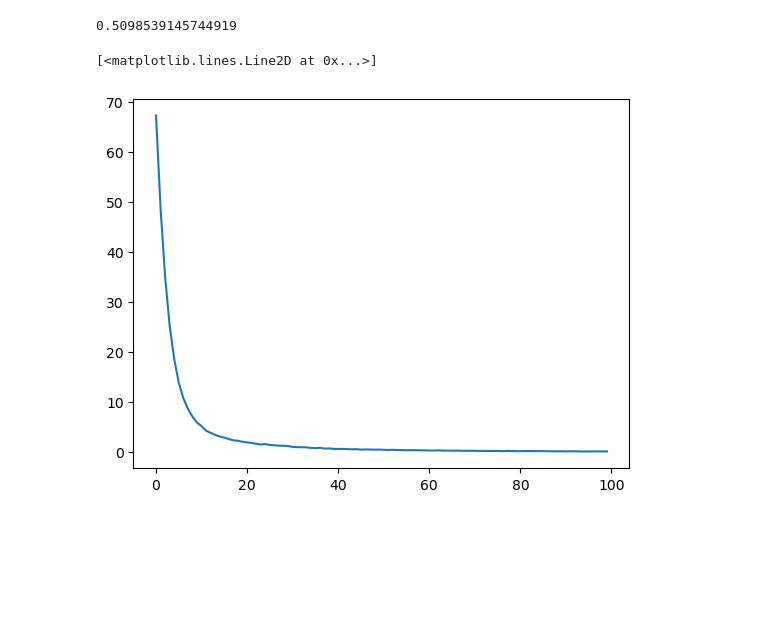
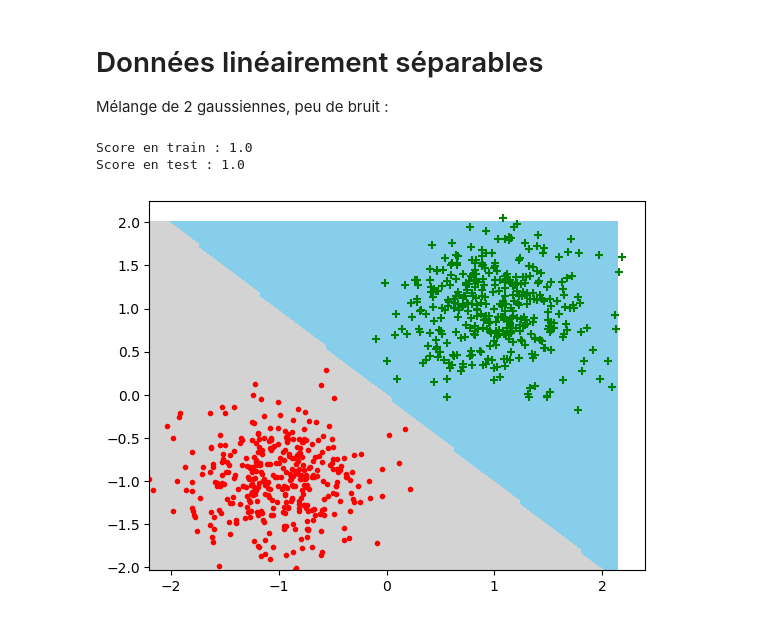
Before and after one commit to dataymeric/DAC, a Jupyter notebook: ML/TME4/src/tme4.ipynb, the cells around one changed output. Drawn from its saved outputs; the diff is of its cells as text; code cells hidden in the pictures; blank space fills up the shorter version.

```diff
--- a/ML/TME4/src/tme4.ipynb
+++ b/ML/TME4/src/tme4.ipynb
@@ -74,10 +5,0 @@ plt.plot(loss_tab)
-# %%
-model = Lineaire()
-best_w, w_tab, loss_tab = model.fit(datax, datay, batch_size=datax.shape[0], mode="minibatch")
-score = model.score(testx, testy)
-print(score)
-plt.plot(loss_tab)
-# %% [output]
-0.5098539145744919
-[<matplotlib.lines.Line2D at 0x...>]
-[figure, removed]
@@ -83,0 +15,21 @@ plt.plot(loss_tab)
+# %% [markdown]
+# Données linéairement séparables
+Mélange de 2 gaussiennes, peu de bruit :
+# %%
+from sklearn.model_selection import train_test_split
+
+datax, datay = gen_arti(epsilon=0.3, data_type=0)
+indices = np.arange(len(datax))
+datax, testx, datay, testy = train_test_split(datax, datay)
+
+model = Lineaire(max_iter=2000)
+model.fit(datax, datay)
+print("Score en train :", model.score(datax, datay))
+print("Score en test :", model.score(testx, testy))
+
+plot_frontiere(datax, lambda x: np.sign(x.dot(model.w)), step=100)
+plot_data(datax, datay)
+# %% [output]
+Score en train : 1.0
+Score en test : 1.0
+[figure, added]
```
Also changed, not shown: parts of 30 cells of this notebook, 1 other file.
